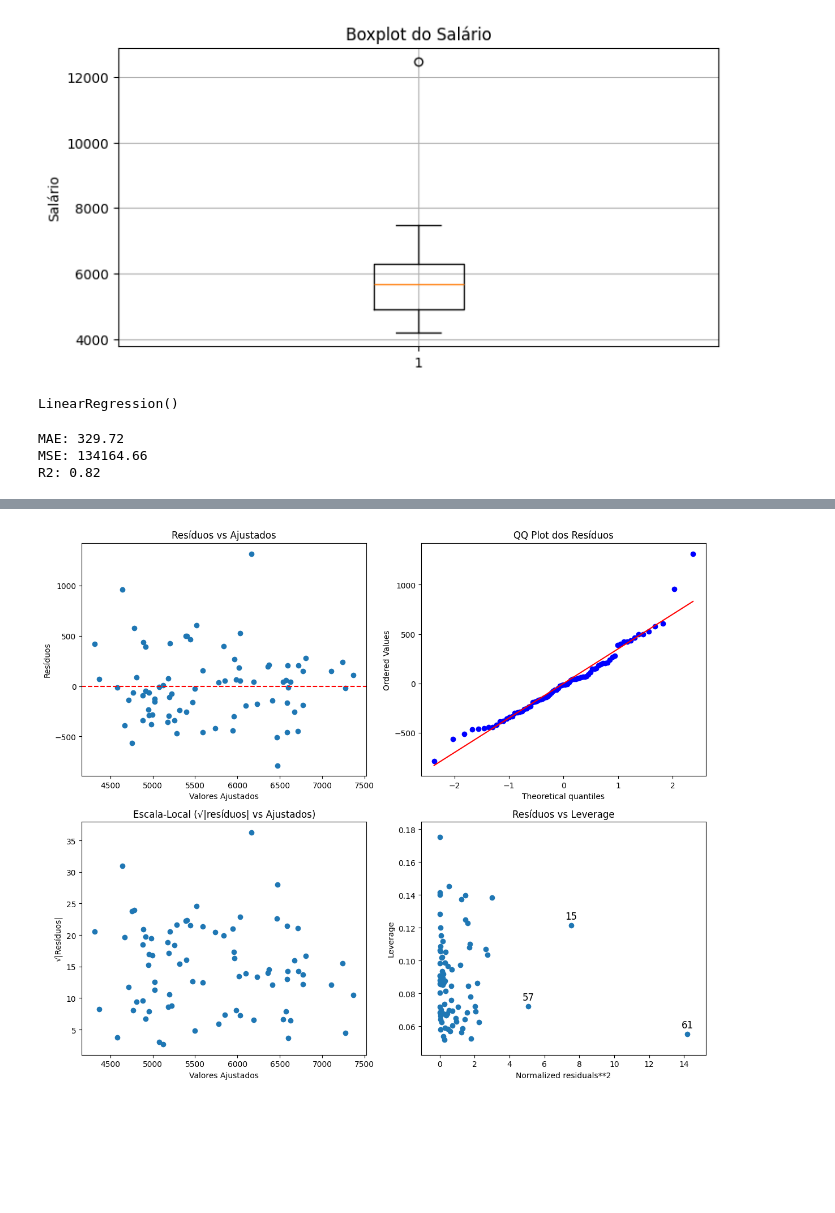
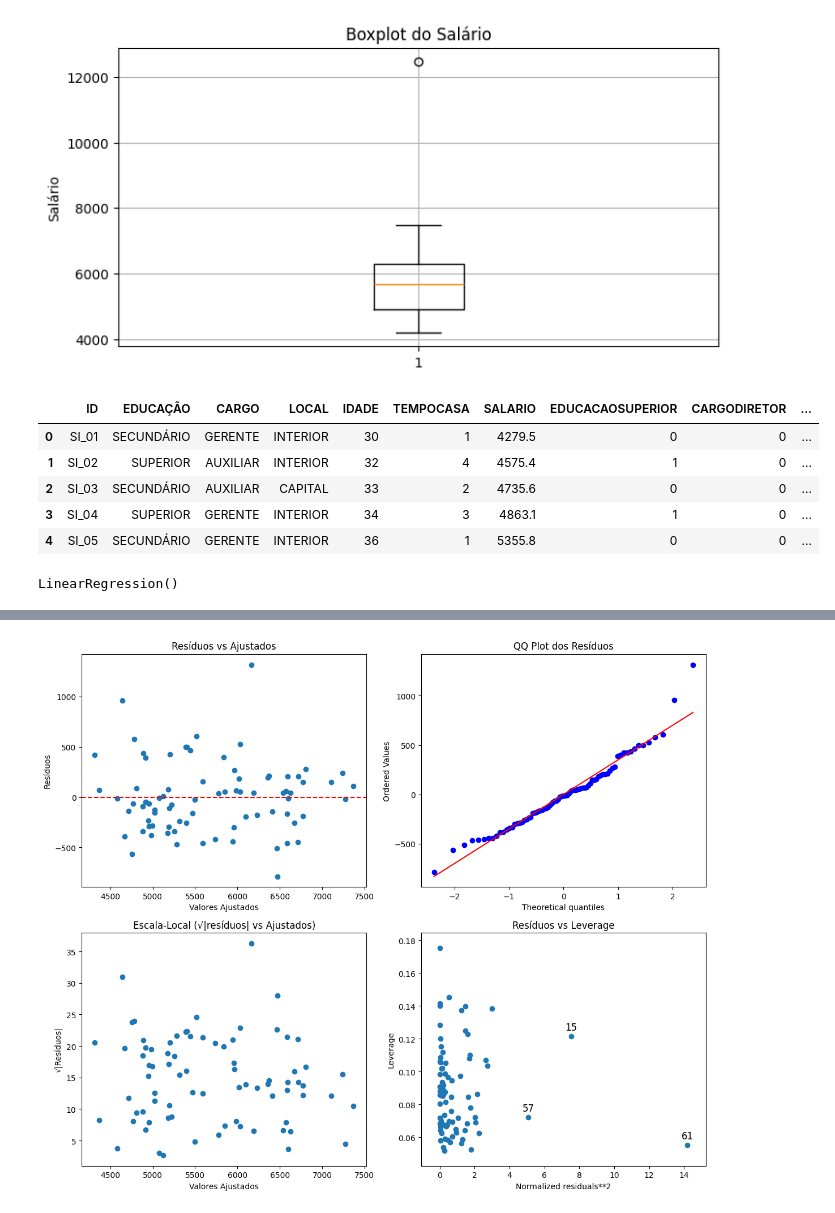
Before and after one commit to gabifgv/portfolio-ml, a Jupyter notebook: reg_multipla.ipynb, the cells around one changed output, grey strips where cells are left out. Drawn from its saved outputs; the diff is of its cells as text; code cells hidden in the pictures; blank space fills up the shorter version.

```diff
--- a/reg_multipla.ipynb
+++ b/reg_multipla.ipynb
@@ -85,12 +86,22 @@ df = df[(df['SALARIO'] >= limite_inferior) & (df['SALARIO'] <= limite_superior)]
 # %%
 # Garantir que os nomes das colunas não tenham espaços extras e sejam consistentes
 df.columns = df.columns.str.strip().str.upper()
 
-# Criando variáveis dummy
+# Criando variáveis dummy para variáveis categóricas
 df['educacaoSUPERIOR'] = df['EDUCAÇÃO'].apply(lambda x: 1 if x.upper() == 'SUPERIOR' else 0)
 df['cargoDIRETOR'] = df['CARGO'].apply(lambda x: 1 if x.upper() == 'DIRETOR' else 0)
 df['cargoGERENTE'] = df['CARGO'].apply(lambda x: 1 if x.upper() == 'GERENTE' else 0)
-df['localINTERIOR'] = df['LOCAL'].apply(lambda x: 1 if x.upper() == 'CAPITAL' else 0)
+df['localINTERIOR'] = df['LOCAL'].apply(lambda x: 1 if x.upper() == 'INTERIOR' else 0)
+
+
+df.head()
+# %% [output]
+|  | ID | EDUCAÇÃO | CARGO | LOCAL | IDADE | TEMPOCASA | SALARIO | EDUCACAOSUPERIOR | CARGODIRETOR | ... |
+| 0 | SI_01 | SECUNDÁRIO | GERENTE | INTERIOR | 30 | 1 | 4279.5 | 0 | 0 | ... |
+| 1 | SI_02 | SUPERIOR | AUXILIAR | INTERIOR | 32 | 4 | 4575.4 | 1 | 0 | ... |
+| 2 | SI_03 | SECUNDÁRIO | AUXILIAR | CAPITAL | 33 | 2 | 4735.6 | 0 | 0 | ... |
+| 3 | SI_04 | SUPERIOR | GERENTE | INTERIOR | 34 | 3 | 4863.1 | 1 | 0 | ... |
+| 4 | SI_05 | SECUNDÁRIO | GERENTE | INTERIOR | 36 | 1 | 5355.8 | 0 | 0 | ... |
 # %%
 # Separar variável x e y
 X = df[['IDADE', 'TEMPOCASA', 'educacaoSUPERIOR', 'cargoDIRETOR', 'cargoGERENTE', 'localINTERIOR']]
@@ -104,17 +115,3 @@ modelo = LinearRegression()
 modelo.fit(X_train, y_train)
 # %% [output]
 LinearRegression()
-# %%
-# Prever e avaliar o modelo
-y_pred = modelo.predict(X_test)
-mae = mean_absolute_error(y_test, y_pred)
-mse = mean_squared_error(y_test, y_pred)
-r2 = r2_score(y_test, y_pred)
-
-print(f"MAE:", round(mae,2))
-print(f"MSE:", round(mse,2))
-print(f"R2:", round(r2,2))
-# %% [output]
-MAE: 329.72
-MSE: 134164.66
-R2: 0.82
```
Also changed, not shown: parts of 14 cells of this notebook.
